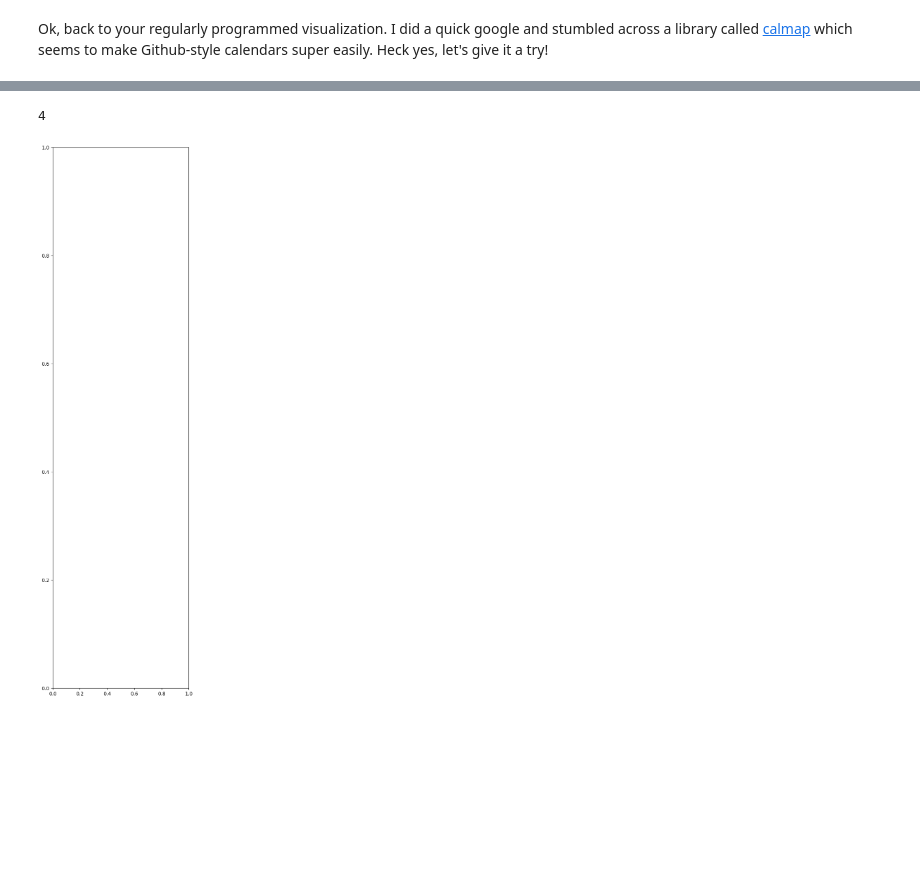
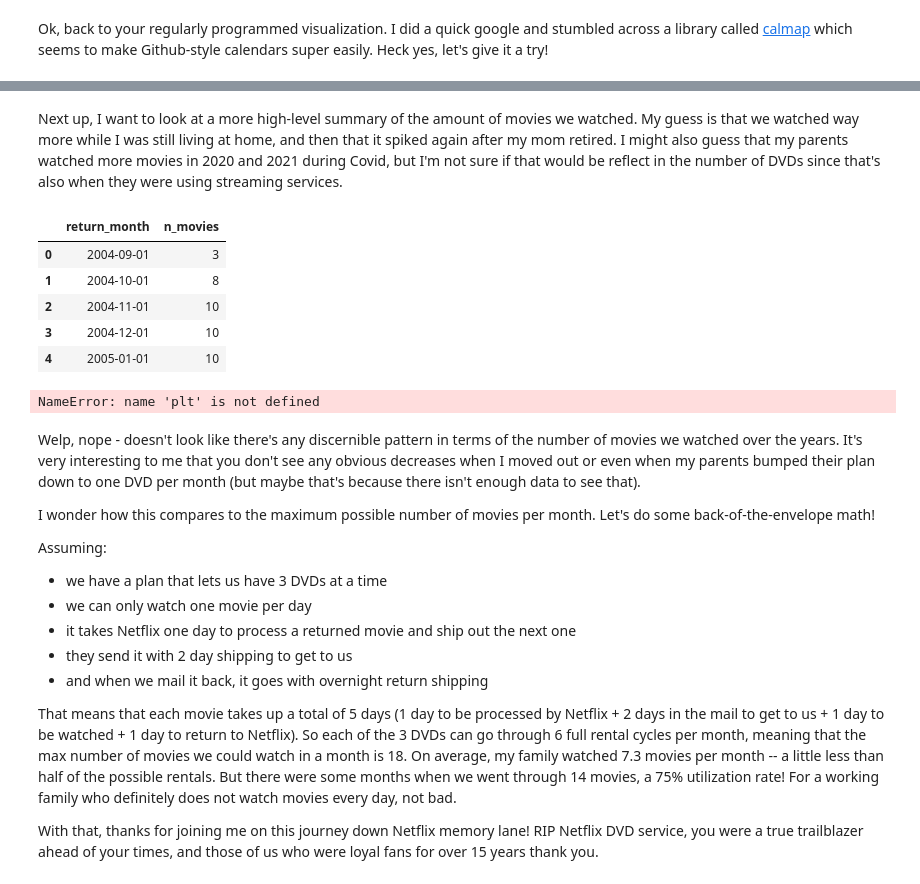
Before and after one commit to cduvallet/cduvallet.github.io, a Jupyter notebook: _drafts/netflix-dvd/2023-04-20-netflix-dvd-history.ipynb, the cells around one changed output, grey strips where cells are left out. Saved outputs shown, nothing was run; the diff lists cells and outputs as text; code cells hidden in the pictures; blank space fills up the shorter version.

Commit message:
Final draft netflix DVDs

```diff
--- a/_drafts/netflix-dvd/2023-04-20-netflix-dvd-history.ipynb
+++ b/_drafts/netflix-dvd/2023-04-20-netflix-dvd-history.ipynb
@@ -368,9 +354,39 @@ importlib.reload(calmap)
-# %%
-df.groupby('return_date').size().max()
-# %% [output]
-4
-# %%
-import matplotlib.pyplot as plt
-fig, ax = plt.subplots(figsize=(5, 20))
-# %% [output]
-[figure, removed]
+# %% [markdown]
+Next up, I want to look at a more high-level summary of the amount of movies we watched. My guess is that we watched way more while I was still living at home, and then that it spiked again after my mom retired. I might also guess that my parents watched more movies in 2020 and 2021 during Covid, but I'm not sure if that would be reflect in the number of DVDs since that's also when they were using streaming services.
+# %%
+# Let's look at it monthly
+df['return_month'] = pd.to_datetime(df['return_date'].dt.strftime('%Y-%m'))
+# %%
+movies_per_month = df.groupby('return_month').size().reset_index(name='n_movies')
+movies_per_month.head()
+# %% [output]
+|  | return_month | n_movies |
+| 0 | 2004-09-01 | 3 |
+| 1 | 2004-10-01 | 8 |
+| 2 | 2004-11-01 | 10 |
+| 3 | 2004-12-01 | 10 |
+| 4 | 2005-01-01 | 10 |
+# %%
+fig, ax = plt.subplots(figsize=(10, 5))
+movies_per_month.plot(kind='scatter', x='return_month', y='n_movies', ax=ax)
+
+ax.set_title('Number of movies per month')
+ax.set_ylabel('Movies')
+ax.set_xlabel('')
+# %% [output]
+NameError: name 'plt' is not defined
+# %% [markdown]
+Welp, nope - doesn't look like there's any discernible pattern in terms of the number of movies we watched over the years. It's very interesting to me that you don't see any obvious decreases when I moved out or even when my parents bumped their plan down to one DVD per month (but maybe that's because there isn't enough data to see that).
+
+I wonder how this compares to the maximum possible number of movies per month. Let's do some back-of-the-envelope math!
+
+Assuming:
+- we have a plan that lets us have 3 DVDs at a time
+- we can only watch one movie per day
+- it takes Netflix one day to process a returned movie and ship out the next one
+- they send it with 2 day shipping to get to us
+- and when we mail it back, it goes with overnight return shipping
+
+That means that each movie takes up a total of 5 days (1 day to be processed by Netflix + 2 days in the mail to get to us + 1 day to be watched + 1 day to return to Netflix). So each of the 3 DVDs can go through 6 full rental cycles per month, meaning that the max number of movies we could watch in a month is 18. On average, my family watched 7.3 movies per month -- a little less than half of the possible rentals. But there were some months when we went through 14 movies, a 75% utilization rate! For a working family who definitely does not watch movies every day, not bad.
+
+With that, thanks for joining me on this journey down Netflix memory lane! RIP Netflix DVD service, you were a true trailblazer ahead of your times, and those of us who were loyal fans for over 15 years thank you.
```
Also changed, not shown: parts of 8 cells of this notebook.
